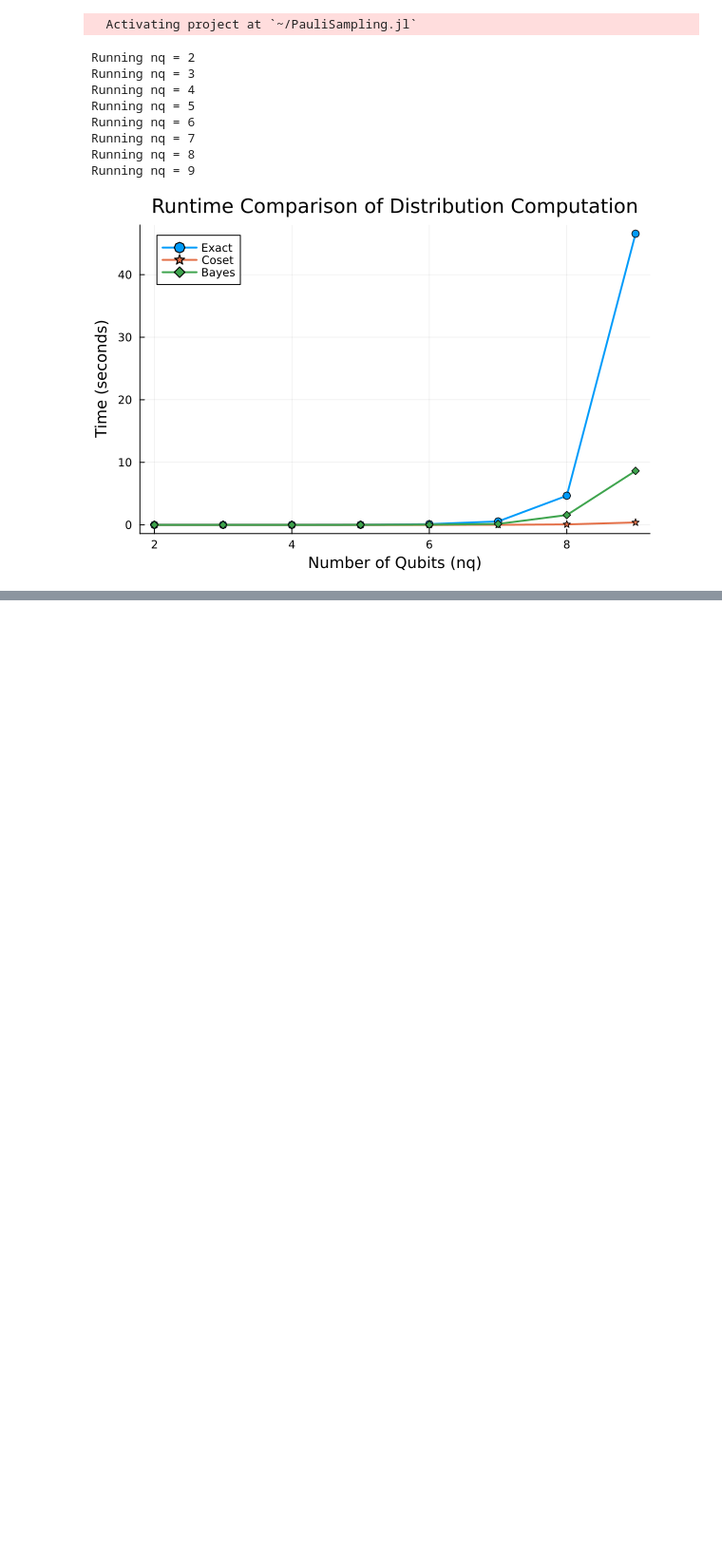
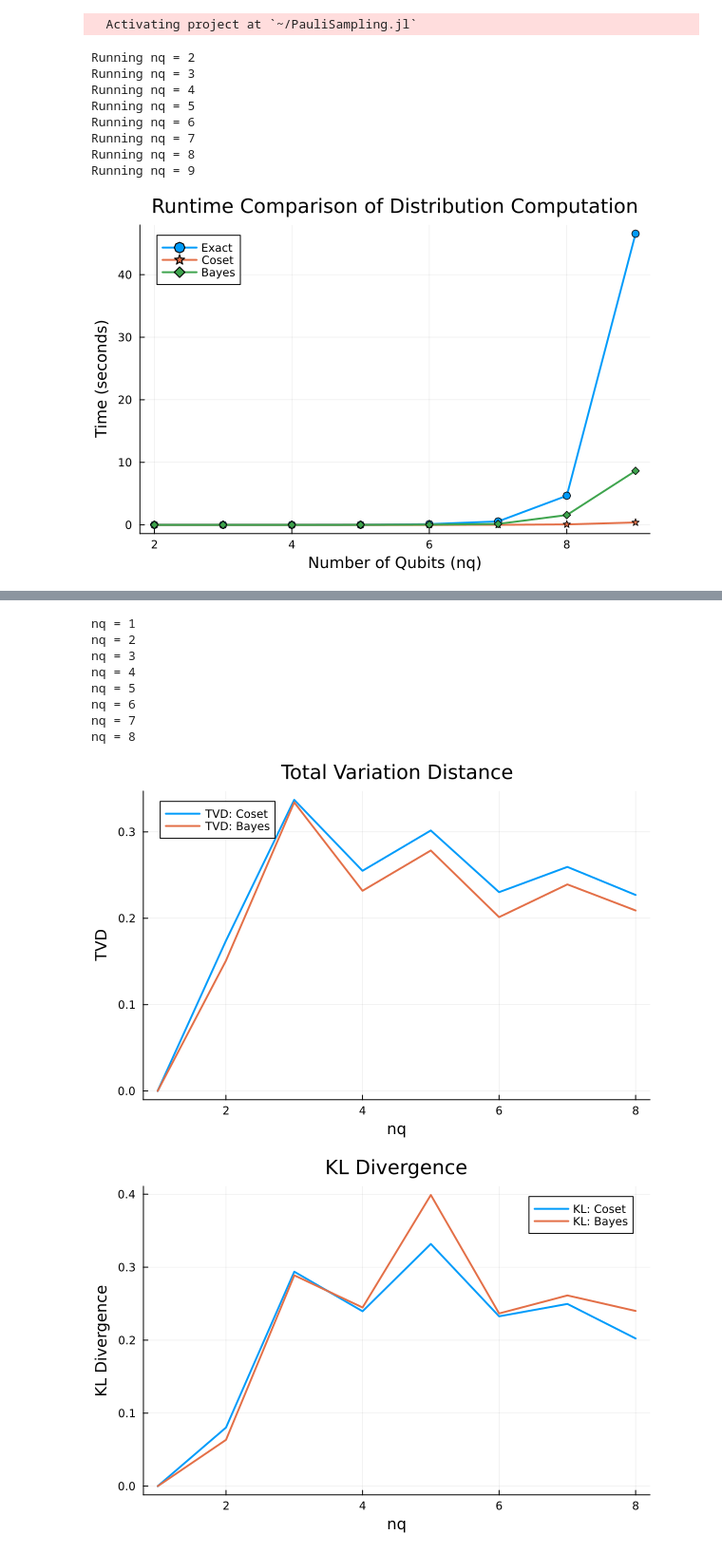
Before and after one commit to josheligoldman/PauliSampling.jl, a Jupyter notebook: numerics/distributions.ipynb, the cells around one changed output, grey strips where cells are left out. Shown at 95% size. Cells and saved outputs as stored; diff of their text form; code cells hidden in the pictures; blank space fills up the shorter version.

```diff
--- a/numerics/distributions.ipynb
+++ b/numerics/distributions.ipynb
@@ -129,0 +150,14 @@ title!("Runtime Comparison of Distribution Computation")
+# %%
+nq = 5
+init_psum = zero_state(nq)
+circuit = build_circuit(nq)
+nparams = countparameters(circuit)
+thetas = randn(nparams) * 0.5
+
+max_weight = min(max(1, nq ÷ 2), 4)
+min_abs_coeff = 1e-5
+
+exact_prop_psum = propagate(circuit, init_psum, thetas)
+trunc_prop_psum = propagate(circuit, init_psum, thetas; min_abs_coeff = min_abs_coeff, max_weight=max_weight)
+@show length(exact_prop_psum.terms);
+@show length(trunc_prop_psum.terms);
@@ -129,0 +234,56 @@ title!("Runtime Comparison of Distribution Computation")
+# %%
+max_nq = 8
+x_distances = collect(1:max_nq)
+tvd_coset = fill(0.0, max_nq)
+tvd_bayes = fill(0.0, max_nq)
+kl_coset  = fill(0.0, max_nq)
+kl_bayes  = fill(0.0, max_nq)
+
+M = 5
+
+for nq in x_distances
+    @show nq
+    flush(stdout)
+    init_psum = zero_state(nq)
+    max_weight = min(max(1, nq ÷ 2), 4)
+    circuit_nq = build_circuit(nq)
+    nparams = countparameters(circuit_nq)
+    for _ in 1:M
+        thetas = randn(nparams) * 0.5;
+        exact_psum = propagate(circuit_nq, init_psum, thetas)
+        trunc_psum = propagate(circuit_nq, init_psum, thetas; max_weight=max_weight)
+
+        exact_dist = PauliSampling.get_dist(exact_psum, approximate_prob)
+        coset_dist = PauliSampling.get_dist(trunc_psum, projection_prob)
+        bayes_dist = PauliSampling.get_dist(trunc_psum, approximate_prob)
+
+        tvd_coset[nq] += PauliSampling.tvd(exact_dist, coset_dist)
+        kl_coset[nq] += PauliSampling.kl_div(exact_dist, coset_dist)
+        tvd_bayes[nq] += PauliSampling.tvd(exact_dist, bayes_dist)
+        kl_bayes[nq] += PauliSampling.kl_div(exact_dist, bayes_dist)
+    end
+end
+
+tvd_coset /= M
+kl_coset /= M
+tvd_bayes /= M
+kl_bayes /= M
+
+plt_tvd = plot(x_distances, tvd_coset, label="TVD: Coset", lw=2, xlabel="nq", ylabel="TVD", title="Total Variation Distance")
+plot!(x_distances, tvd_bayes, label="TVD: Bayes", lw=2)
+display(plt_tvd)
+
+plt_kl = plot(x_distances, kl_coset, label="KL: Coset", lw=2, xlabel="nq", ylabel="KL Divergence", title="KL Divergence")
+plot!(x_distances, kl_bayes, label="KL: Bayes", lw=2)
+display(plt_kl)
+# %% [output]
+nq = 1
+nq = 2
+nq = 3
+nq = 4
+nq = 5
+nq = 6
+nq = 7
+nq = 8
+[figure, added]
+[figure, added]
```
Also changed, not shown: parts of 25 cells of this notebook, 3 other files.
